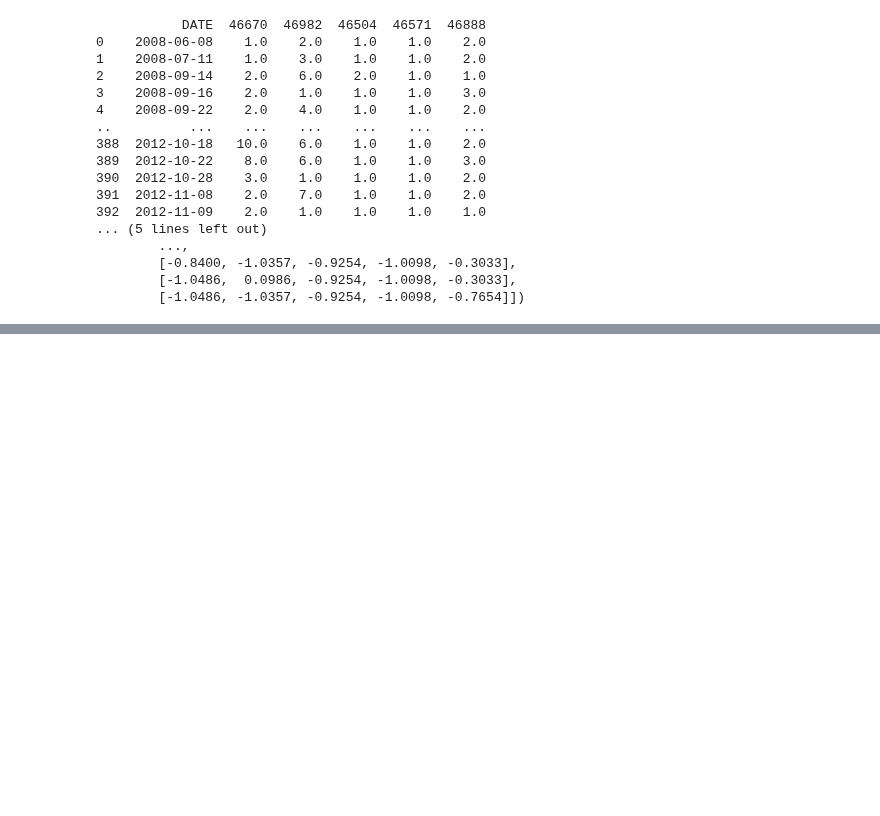
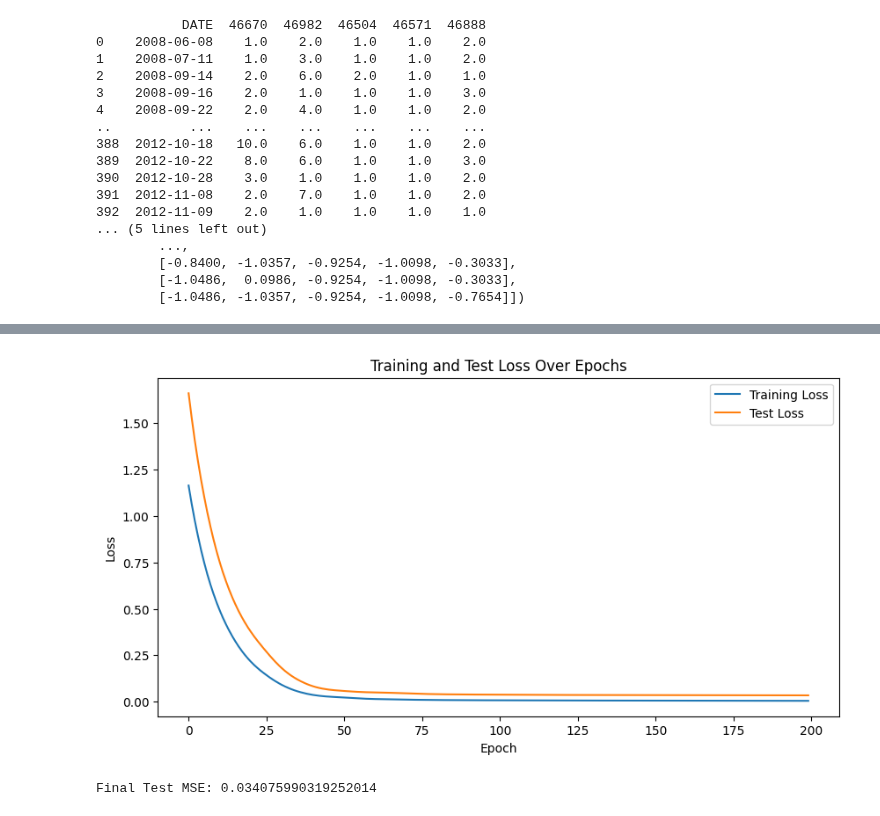
Before and after one commit to ANCP2021/ML-on-Graphs-Project, a Jupyter notebook: Models/GNNs/GCNConv.ipynb, the cells around one changed output, grey strips where cells are left out. Cells and saved outputs as stored; diff of their text form; code cells hidden in the pictures; blank space fills up the shorter version.

Commit message:
added 213 study to GCN model

```diff
--- a/Models/GNNs/GCNConv.ipynb
+++ b/Models/GNNs/GCNConv.ipynb
@@ -209,0 +246,7 @@ Final Test MSE: 0.045652471482753754
+# %%
+edge_index = torch.tensor([
+    [0, 0, 0, 0, 0, 1, 1, 1, 1, 1, 2, 2, 3, 3, 3, 3, 4],
+    [0, 1, 2, 3, 4, 0, 1, 2, 3, 4, 0, 2, 0, 2, 3, 4, 2]
+], dtype=torch.long)
+x = features
+data = Data(x=x, edge_index=edge_index)
@@ -209,0 +268,49 @@ Final Test MSE: 0.045652471482753754
+# %%
+optimizer = Adam(model.parameters(), lr=0.01)
+criterion = MSELoss()
+
+y = features
+# Split the data into training and testing sets
+x_train, x_test, y_train, y_test = train_test_split(x, y, test_size=0.2, random_state=42)
+
+data_train = Data(x=x_train, edge_index=edge_index)
+data_test = Data(x=x_test, edge_index=edge_index)
+# %%
+train_losses = []
+test_losses = []
+
+for epoch in range(200):
+    model.train()
+    optimizer.zero_grad()
+    out = model(data_train)
+    train_loss = criterion(out, y_train)
+    train_loss.backward()
+    optimizer.step()
+
+    model.eval()
+    with torch.no_grad(): # gradient is not computed
+        test_pred = model(data_test)
+        test_loss = criterion(test_pred, y_test)
+
+    train_losses.append(train_loss.item())
+    test_losses.append(test_loss.item())
+
+# training and testing losses
+plt.figure(figsize=(10, 5))
+plt.plot(train_losses, label='Training Loss')
+plt.plot(test_losses, label='Test Loss')
+plt.xlabel('Epoch')
+plt.ylabel('Loss')
+plt.title('Training and Test Loss Over Epochs')
+plt.legend()
+plt.show()
+
+model.eval()
+with torch.no_grad():
+    final_pred = model(data_test)
+    final_mse_test = criterion(final_pred, y_test)
+
+print(f'Final Test MSE: {final_mse_test.item()}')
+# %% [output]
+[figure, added]
+Final Test MSE: 0.034075990319252014
```
Also changed, not shown: parts of 6 cells of this notebook.
